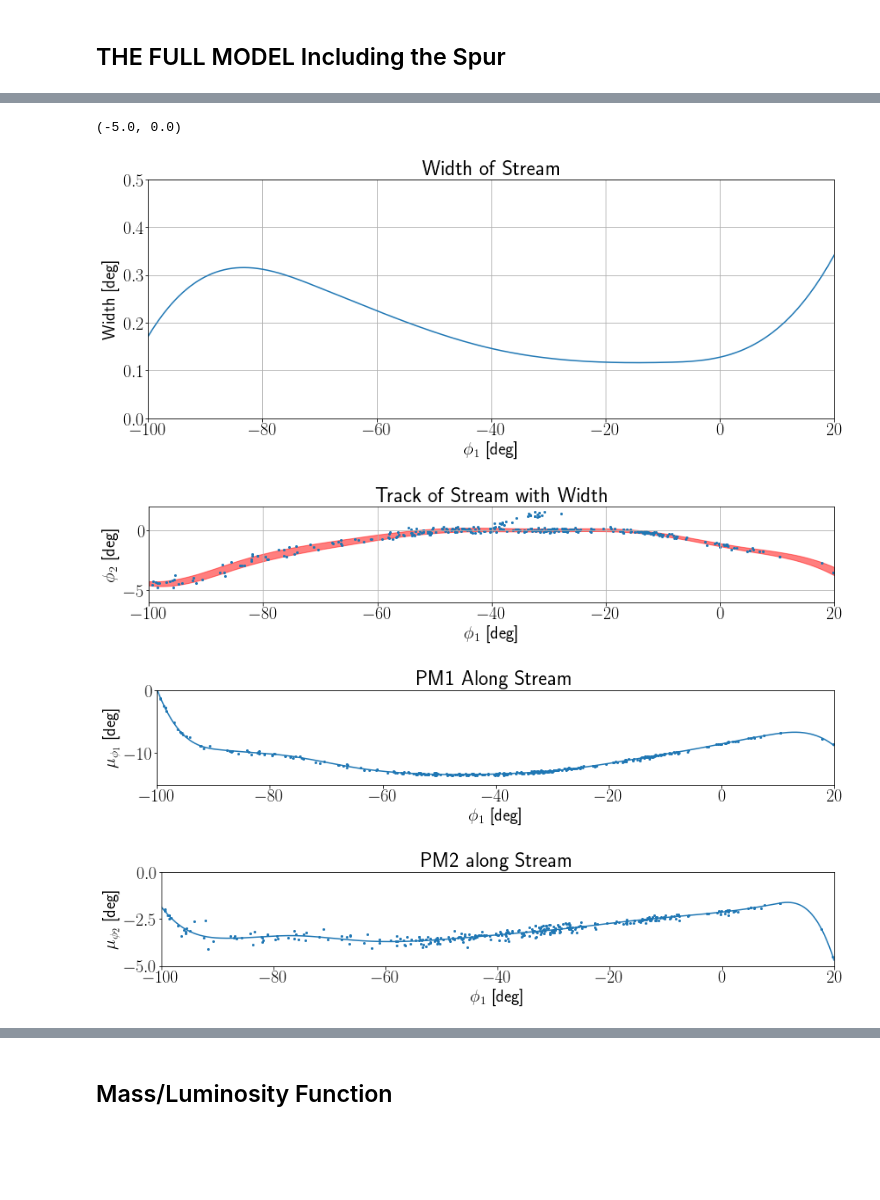
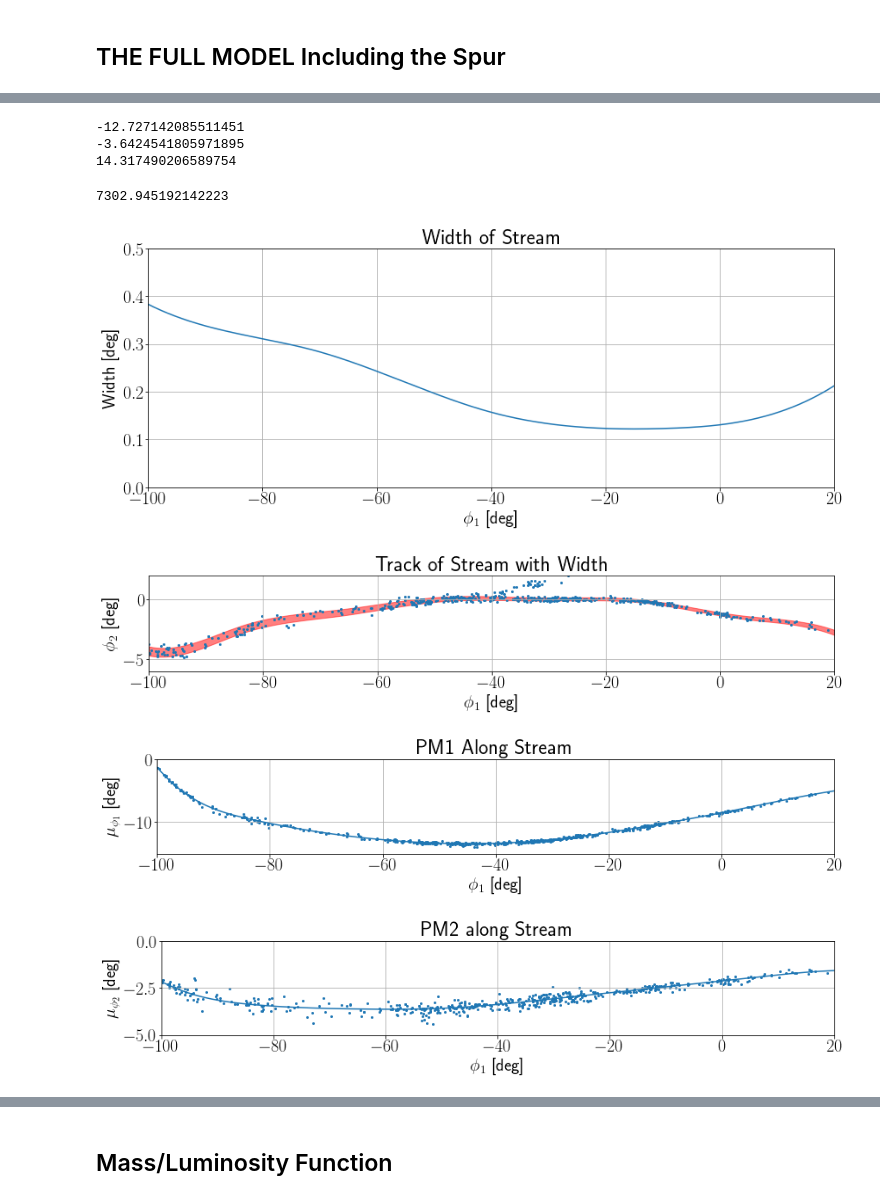
Before and after one commit to adrn/gd1-dr3, a Jupyter notebook: notebooks/Pymc3_proper_motion_model.ipynb, the cells around one changed output, grey strips where cells are left out. Saved outputs shown, nothing was run; the diff lists cells and outputs as text; code cells hidden in the pictures; blank space fills up the shorter version.

```diff
--- a/notebooks/Pymc3_proper_motion_model.ipynb
+++ b/notebooks/Pymc3_proper_motion_model.ipynb
@@ -87,11 +86,14 @@ ln_bg_prob = ln_bg_prob_all[bkg_ind]
 # %% [markdown]
 ## THE FULL MODEL Including the Spur
 # %%
+# 6 components nodes: 9,9,5
+# 8 components nodes: 9,8,5
+
 import importlib
 importlib.reload(pmf)
 
 with pm.Model() as model:
-    n_pm_nodes, n_track_nodes, n_width_nodes = 11, 8, 5
+    n_pm_nodes, n_track_nodes, n_width_nodes = 8, 8, 5
 
     # mixture weight
     alpha = pm.Uniform('alpha', lower = 0, upper = 1, testval=5e-4)
@@ -215,13 +217,11 @@ tbl['post_member_prob_phi2'] = post_member_prob3_phi2
 
 tbl.write('../data/member_prob_3.fits', overwrite=True)
 # %%
-# QUESTION: when plotting, do we want to use just one cut on the total memb prob or do we want to say
-##           memb_prob_pm > 0.6 OR memb_prob_phi2>0.8
 after3 = GaiaData('../data/member_prob_3_all.fits')
 
 high_memb_prob3_pm = after3[after3.post_member_prob_pm > 0.3]
 high_memb_prob3_phi2 = after3[after3.post_member_prob_phi2 > 0.3]
-high_memb_prob3_OR = after3[(after3.post_member_prob > 0.3)]
+high_memb_prob3 = after3[(after3.post_member_prob > 0.3)]
 
 plt.figure(figsize=(18,3))
 plt.scatter(high_memb_prob3_pm.phi1, high_memb_prob3_pm.phi2, c = high_memb_prob3_pm.post_member_prob_pm,
@@ -240,18 +240,19 @@ plt.xlabel(r'$\phi_1$ [deg]'); plt.ylabel(r'$\phi_2$ [deg]')
 plt.title(r'Phi2 Membership Probability')
 
 plt.figure(figsize=(18,3))
-plt.scatter(high_memb_prob3_OR.phi1, high_memb_prob3_OR.phi2, c = high_memb_prob3_OR.post_member_prob,
+plt.scatter(high_memb_prob3.phi1, high_memb_prob3.phi2, c = high_memb_prob3.post_member_prob,
             s = 5, cmap='plasma_r', vmax=1)
 plt.colorbar()
 plt.xlim(-100, 20); plt.ylim(-6, 3);
 plt.xlabel(r'$\phi_1$ [deg]'); plt.ylabel(r'$\phi_2$ [deg]')
 plt.title(r'Membership Probabilities Combined')
 
-plt.figure(figsize=(6,8))
-plt.scatter(high_memb_prob3_OR.g_0 - high_memb_prob3_OR.i_0, high_memb_prob3_OR.g_0,
-            c = high_memb_prob3_OR.post_member_prob, s = 5, cmap='plasma_r', vmax=1)
-plt.colorbar()
-plt.xlim(-0.25, 1.5)
-plt.ylim(21, 16)
+plt.figure(figsize=(15,3))
+plt.scatter(high_memb_prob3.phi1, high_memb_prob3.phi2,
+            s = 5, c= 'k')
+plt.xlim(-100, 20); plt.ylim(-6, 3);
+plt.scatter(-12,-0.2)
+plt.xlabel(r'$\phi_1$ [deg]'); plt.ylabel(r'$\phi_2$ [deg]')
+plt.title(r'Membership Probabilities Combined')
 #plt.savefig('../memb_probabilities_stream_with_spur.jpg')
 # %% [output]
@@ -263,38 +264,49 @@ plt.ylim(21, 16)
+# %%
+print(spline_pm1(-60))
+print(spline_pm2(-60))
+print(spline_dm(-60))
+10**((5+spline_dm(-60)) / 5)
+# %% [output]
+-12.727142085511451
+-3.6424541805971895
+14.317490206589754
+7302.945192142223
 # %%
 phi1_stream = phi1_stream_all[bkg_ind]
 plt.figure(figsize = (14,5))
 plt.plot(phi1_stream, res['std_phi2_stream'])
 plt.title(r'Width of Stream')
 plt.xlabel(r'$\phi_1$ [deg]'); plt.ylabel(r'Width [deg]')
 plt.xlim(-100, 20); plt.ylim(0,0.5)
 plt.grid()
 
 plt.figure(figsize = (14,2))
 plt.fill_between(phi1_stream[:,0], res['mean_phi2_stream']+ res['std_phi2_stream'],
                               res['mean_phi2_stream']- res['std_phi2_stream'], color='r',alpha=0.5)
 plt.title(r'Track of Stream with Width')
-plt.scatter(high_memb_prob3_OR.phi1, high_memb_prob3_OR.phi2, s = 4)
+plt.scatter(high_memb_prob3.phi1, high_memb_prob3.phi2, s = 4)
 plt.xlabel(r'$\phi_1$ [deg]'); plt.ylabel(r'$\phi_2$ [deg]')
 plt.xlim(-100, 20); plt.ylim(-6,2)
 plt.grid()
 
 plt.figure(figsize = (14,2))
 plt.plot(phi1_stream, res['mean_pm_stream'][:,0])
-plt.scatter(high_memb_prob3_OR.phi1, high_memb_prob3_OR.pm1, s = 4)
+plt.scatter(high_memb_prob3.phi1, high_memb_prob3.pm1, s = 4)
 plt.title(r'PM1 Along Stream')
 plt.xlabel(r'$\phi_1$ [deg]'); plt.ylabel(r'$\mu_{\phi_1}$ [deg]')
 plt.xlim(-100, 20); plt.ylim(-15,0)
+plt.grid()
 
 plt.figure(figsize = (14,2))
 plt.plot(phi1_stream, res['mean_pm_stream'][:,1])
-plt.scatter(high_memb_prob3_OR.phi1, high_memb_prob3_OR.pm2, s = 4)
+plt.scatter(high_memb_prob3.phi1, high_memb_prob3.pm2, s = 4)
 plt.title(r'PM2 along Stream')
 plt.xlabel(r'$\phi_1$ [deg]'); plt.ylabel(r'$\mu_{\phi_2}$ [deg]')
 plt.xlim(-100, 20); plt.ylim(-5,0)
+plt.grid()
 # %% [output]
-(-5.0, 0.0)
-[figure, old version]
+[figure, new version]
-[figure, old version]
+[figure, new version]
-[figure, old version]
+[figure, new version]
-[figure, old version]
+[figure, new version]
 # %%
```
Also changed, not shown: parts of 17 cells of this notebook, 3 other files.
